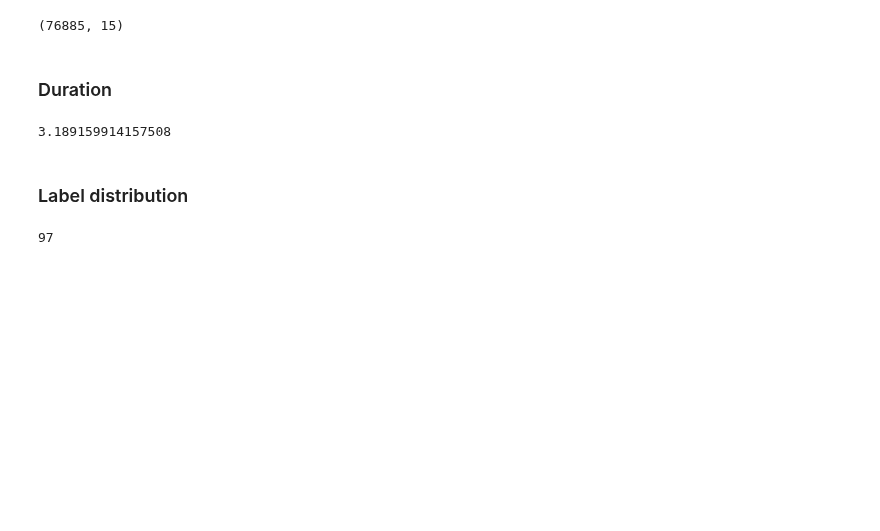
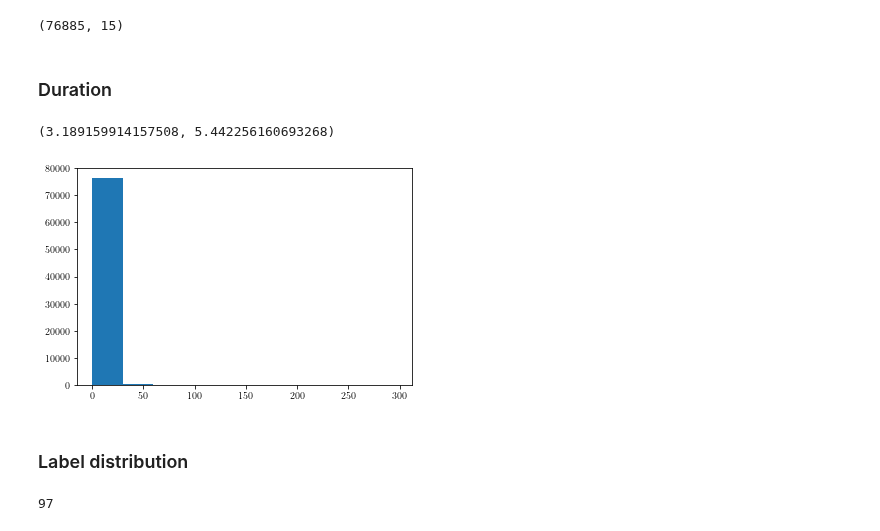
Before and after one commit to bpiyush/ViDA-SSL, a Jupyter notebook: misc/dataset-stats/epic.ipynb, the cells around one changed output. Drawn from its saved outputs; the diff is of its cells as text; code cells hidden in the pictures; blank space fills up the shorter version.

```diff
--- a/misc/dataset-stats/epic.ipynb
+++ b/misc/dataset-stats/epic.ipynb
@@ -46,9 +46,14 @@ times = []
 for i in range(len(stop)):
     times.append(pd.Timedelta(stop[i] - start[i]).total_seconds())
 # %%
-np.mean(times)
+np.mean(times), np.std(times)
 # %% [output]
-3.189159914157508
+(3.189159914157508, 5.442256160693268)
+# %%
+plt.hist(times);
+plt.show()
+# %% [output]
+[figure, added]
 # %% [markdown]
 ### Label distribution
 # %%
```
Also changed, not shown: 14 other files.
